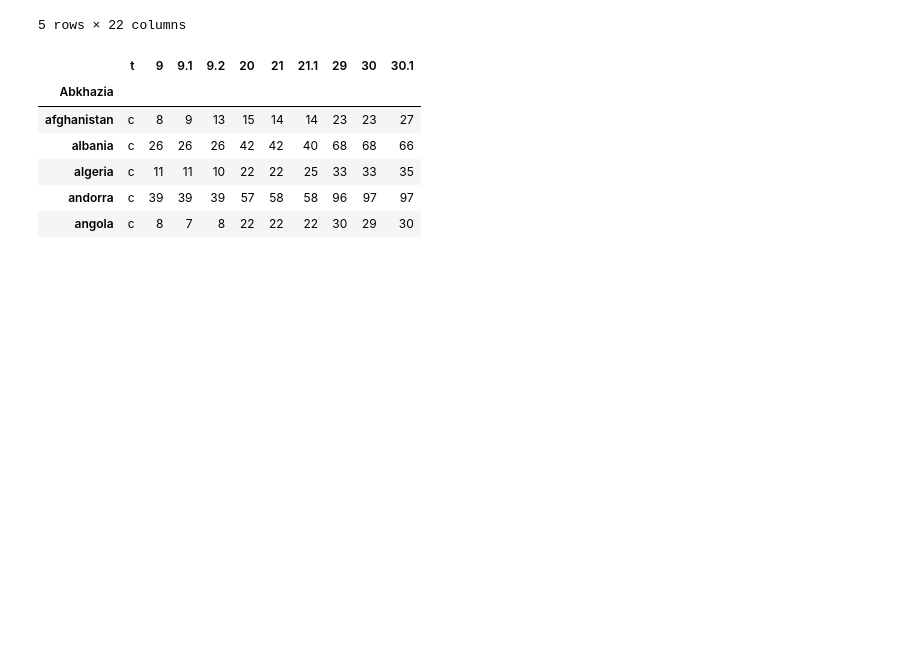
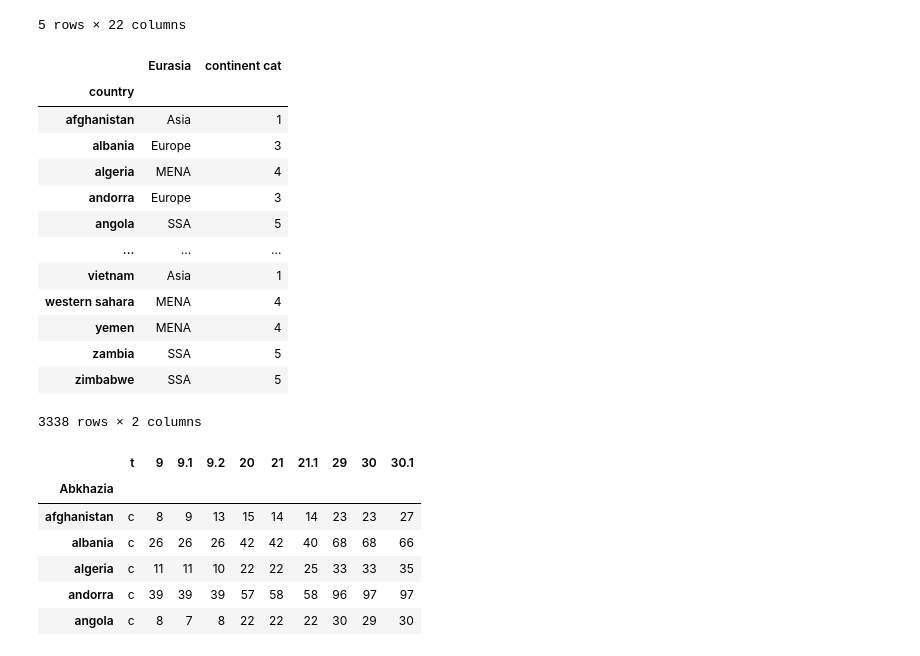
Before and after one commit to SanteriVtj/Econometrics-Capstone, a Jupyter notebook: data.ipynb, the cells around one changed output. Drawn from its saved outputs; the diff is of its cells as text; code cells hidden in the pictures; blank space fills up the shorter version.

```diff
--- a/data.ipynb
+++ b/data.ipynb
@@ -95,7 +95,23 @@ continent = c_names_as_index(pd.read_csv('./raw_data/Aggregate_Category_and_Subc
 continent = continent.drop(continent.columns[1:], axis=1)
 continent.loc[:, 'continent cat'] = continent.Eurasia.astype('category').cat.codes
 continent.index = continent.index.rename('country')
-continent = continent[~continent.index.duplicated(keep='first')]
+# %%
+continent
+# %% [output]
+|  | Eurasia | continent cat |
+| country |  |  |
+| afghanistan | Asia | 1 |
+| albania | Europe | 3 |
+| algeria | MENA | 4 |
+| andorra | Europe | 3 |
+| angola | SSA | 5 |
+| ... | ... | ... |
+| vietnam | Asia | 1 |
+| western sahara | MENA | 4 |
+| yemen | MENA | 4 |
+| zambia | SSA | 5 |
+| zimbabwe | SSA | 5 |
+3338 rows × 2 columns
 # %%
 freedom_house_aggregate06_21 = c_names_as_index(pd.read_csv('./raw_data/Aggregate_Category_and_Subcategory_Scores_FIW_2003-2021_b.csv', sep=';', skiprows=1), 'Abkhazia')
 # %%
```
Also changed, not shown: parts of 8 cells of this notebook, 1 other file.
